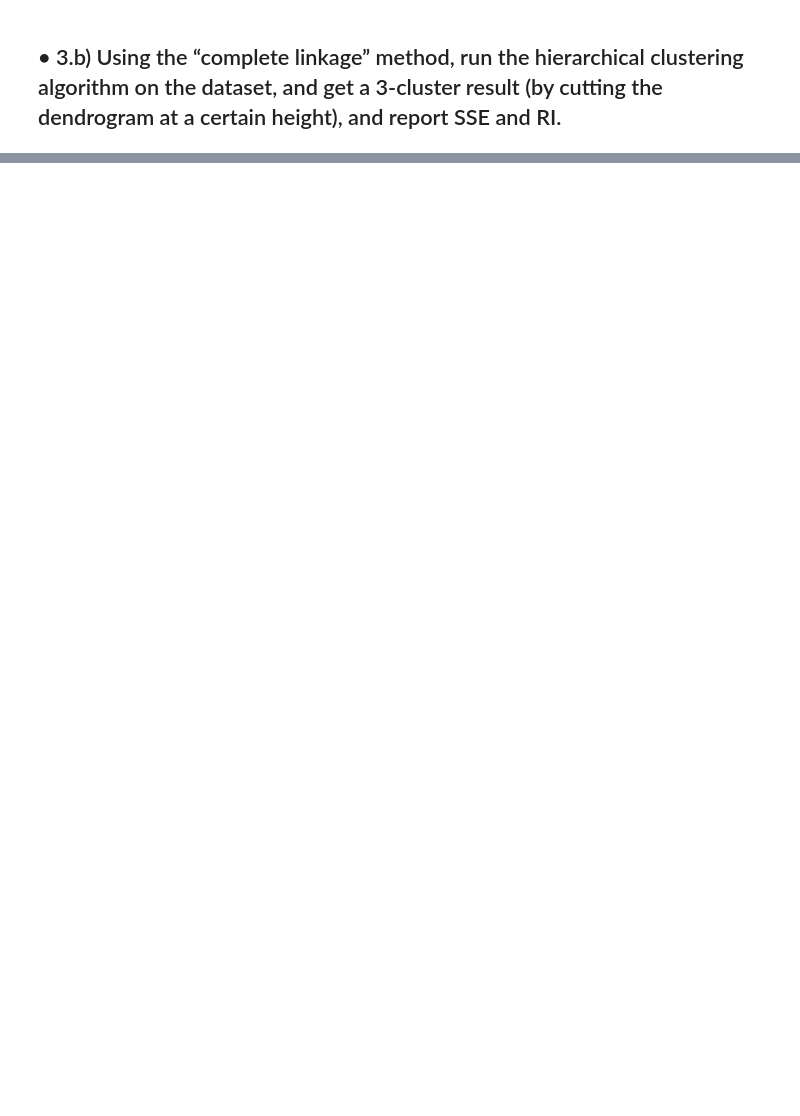
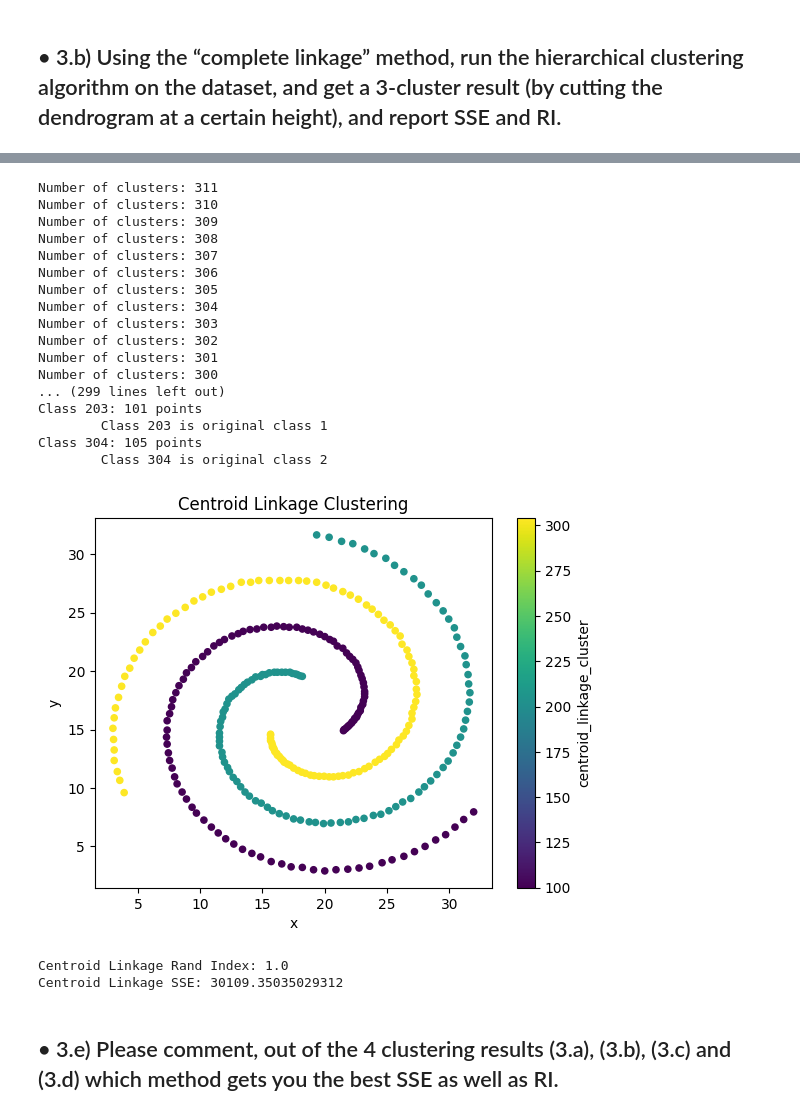
Before and after one commit to mevers303/CSCI4930-HW3, a Jupyter notebook: hw3.ipynb, the cells around one changed output, grey strips where cells are left out. Saved outputs shown, nothing was run; the diff lists cells and outputs as text; code cells hidden in the pictures; blank space fills up the shorter version.

```diff
--- a/hw3.ipynb
+++ b/hw3.ipynb
@@ -407,0 +726,44 @@ method gets you the best SSE as well as RI.
+# %%
+centroid_linkage_classes = centroid_linkage(df)
+df_centroid_linkage = df.copy()
+df_centroid_linkage["centroid_linkage_cluster"] = centroid_linkage_classes
+df_centroid_linkage.plot.scatter(x="x", y="y", c="centroid_linkage_cluster", colormap='viridis', title="Centroid Linkage Clustering")
+class_value_to_original_class(centroid_linkage_classes, df)
+# %% [output]
+Number of clusters: 311
+Number of clusters: 310
+Number of clusters: 309
+Number of clusters: 308
+Number of clusters: 307
+Number of clusters: 306
+Number of clusters: 305
+Number of clusters: 304
+Number of clusters: 303
+Number of clusters: 302
+Number of clusters: 301
+Number of clusters: 300
+... (299 lines left out)
+Class 203: 101 points
+        Class 203 is original class 1
+Class 304: 105 points
+        Class 304 is original class 2
+[figure, added]
+# %%
+# calculate the rand index for centroid linkage
+ri = rand_score(df["class"], centroid_linkage_classes)
+print(f"Centroid Linkage Rand Index: {ri}")
+# calculate the SSE for centroid linkage
+sse = 0
+for index, row in df_centroid_linkage.iterrows():
+    # select the centroid for the cluster that the row belongs to based on the column we added to the dataframe
+    centroid = df_centroid_linkage[df_centroid_linkage["centroid_linkage_cluster"] == row["centroid_linkage_cluster"]][["x", "y"]].mean(axis=0).to_numpy()
+    # the error is the distance from the data point to the centroid
+    error = sp.spatial.distance.euclidean((row["x"], row["y"]), centroid)
+    # add the squared error to the total
+    sse += error ** 2
+print(f"Centroid Linkage SSE: {sse}")
+# %% [output]
+Centroid Linkage Rand Index: 1.0
+Centroid Linkage SSE: 30109.35035029312
+# %% [markdown]
+## • 3.e) Please comment, out of the 4 clustering results (3.a), (3.b), (3.c) and (3.d) which method gets you the best SSE as well as RI.
```
Also changed, not shown: parts of 32 cells of this notebook.
